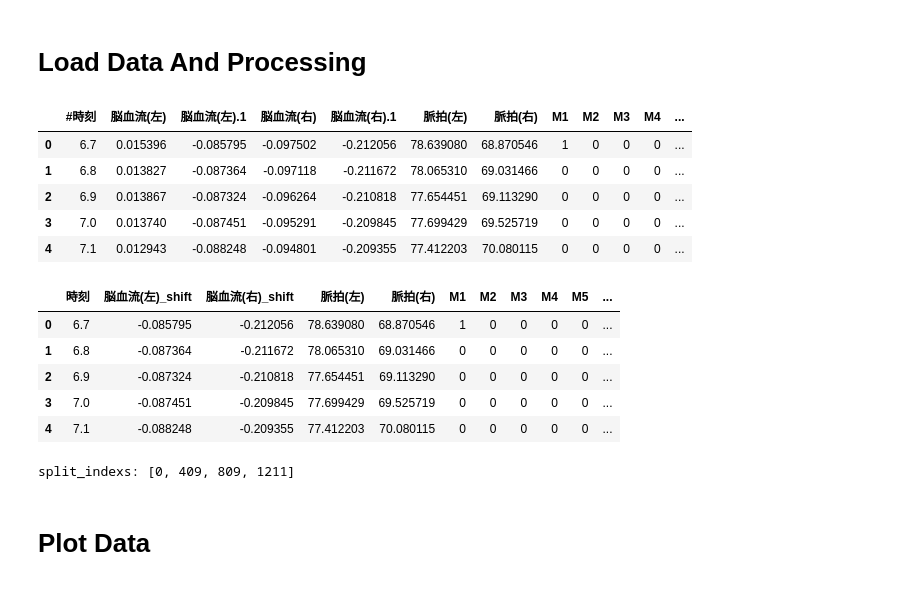
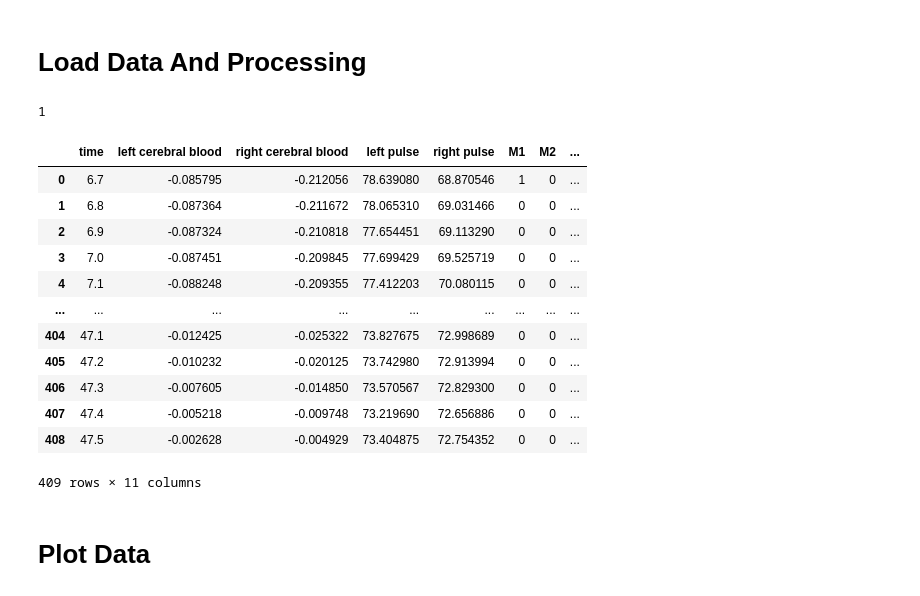
Before and after one commit to morikazu1119/analysis_brain_data, a Jupyter notebook: scripts/analysis_brain_data.ipynb, the cells around one changed output. Cells and saved outputs as stored; diff of their text form; code cells hidden in the pictures.

```diff
--- a/scripts/analysis_brain_data.ipynb
+++ b/scripts/analysis_brain_data.ipynb
@@ -24,34 +192,2 @@ C:\Code\Python_Code\analysis_brain_data\data\mori_metric.csv
 # %% [markdown]
 # Load Data And Processing
-# %%
-data = pd.read_csv(brain_data_path)
-data.head()
-# %% [output]
-|  | #時刻 | 脳血流(左) | 脳血流(左).1 | 脳血流(右) | 脳血流(右).1 | 脈拍(左) | 脈拍(右) | M1 | M2 | M3 | M4 | ... |
-| 0 | 6.7 | 0.015396 | -0.085795 | -0.097502 | -0.212056 | 78.639080 | 68.870546 | 1 | 0 | 0 | 0 | ... |
-| 1 | 6.8 | 0.013827 | -0.087364 | -0.097118 | -0.211672 | 78.065310 | 69.031466 | 0 | 0 | 0 | 0 | ... |
-| 2 | 6.9 | 0.013867 | -0.087324 | -0.096264 | -0.210818 | 77.654451 | 69.113290 | 0 | 0 | 0 | 0 | ... |
-| 3 | 7.0 | 0.013740 | -0.087451 | -0.095291 | -0.209845 | 77.699429 | 69.525719 | 0 | 0 | 0 | 0 | ... |
-| 4 | 7.1 | 0.012943 | -0.088248 | -0.094801 | -0.209355 | 77.412203 | 70.080115 | 0 | 0 | 0 | 0 | ... |
-# %%
-data_drop = data.drop(columns=["脳血流(左)", "脳血流(右)"])
-data_rename = data_drop.rename(columns={"#時刻": "時刻", "脳血流(左).1": "脳血流(左)_shift", "脳血流(右).1": "脳血流(右)_shift"})
-data_rename.head()
-# %% [output]
-|  | 時刻 | 脳血流(左)_shift | 脳血流(右)_shift | 脈拍(左) | 脈拍(右) | M1 | M2 | M3 | M4 | M5 | ... |
-| 0 | 6.7 | -0.085795 | -0.212056 | 78.639080 | 68.870546 | 1 | 0 | 0 | 0 | 0 | ... |
-| 1 | 6.8 | -0.087364 | -0.211672 | 78.065310 | 69.031466 | 0 | 0 | 0 | 0 | 0 | ... |
-| 2 | 6.9 | -0.087324 | -0.210818 | 77.654451 | 69.113290 | 0 | 0 | 0 | 0 | 0 | ... |
-| 3 | 7.0 | -0.087451 | -0.209845 | 77.699429 | 69.525719 | 0 | 0 | 0 | 0 | 0 | ... |
-| 4 | 7.1 | -0.088248 | -0.209355 | 77.412203 | 70.080115 | 0 | 0 | 0 | 0 | 0 | ... |
-# %%
-split_index = []
-
-for i, (idx, row) in enumerate(data_rename.iterrows()):
-    for m in ['M1', 'M2', 'M3', 'M4', 'M5', 'M6']:
-        if row[m] == 1:
-            split_index.append(i)
-
-print(f"split_indexs: {split_index}")
-# %% [output]
-split_indexs: [0, 409, 809, 1211]
@@ -64,2 +194,22 @@ split_datasets = {
+# %%
+data_list = load_data(brain_data_path)
+splited_data_list = split_data_list(data_list)
+print(len(splited_data_list))
+splited_data_list[0]["0-back_1"]
+# %% [output]
+1
+|  | time | left cerebral blood | right cerebral blood | left pulse | right pulse | M1 | M2 | ... |
+| 0 | 6.7 | -0.085795 | -0.212056 | 78.639080 | 68.870546 | 1 | 0 | ... |
+| 1 | 6.8 | -0.087364 | -0.211672 | 78.065310 | 69.031466 | 0 | 0 | ... |
+| 2 | 6.9 | -0.087324 | -0.210818 | 77.654451 | 69.113290 | 0 | 0 | ... |
+| 3 | 7.0 | -0.087451 | -0.209845 | 77.699429 | 69.525719 | 0 | 0 | ... |
+| 4 | 7.1 | -0.088248 | -0.209355 | 77.412203 | 70.080115 | 0 | 0 | ... |
+| ... | ... | ... | ... | ... | ... | ... | ... | ... |
+| 404 | 47.1 | -0.012425 | -0.025322 | 73.827675 | 72.998689 | 0 | 0 | ... |
+| 405 | 47.2 | -0.010232 | -0.020125 | 73.742980 | 72.913994 | 0 | 0 | ... |
+| 406 | 47.3 | -0.007605 | -0.014850 | 73.570567 | 72.829300 | 0 | 0 | ... |
+| 407 | 47.4 | -0.005218 | -0.009748 | 73.219690 | 72.656886 | 0 | 0 | ... |
+| 408 | 47.5 | -0.002628 | -0.004929 | 73.404875 | 72.754352 | 0 | 0 | ... |
+409 rows × 11 columns
 # %% [markdown]
 # Plot Data
```
Also changed, not shown: parts of 10 cells of this notebook, 2 other files.
